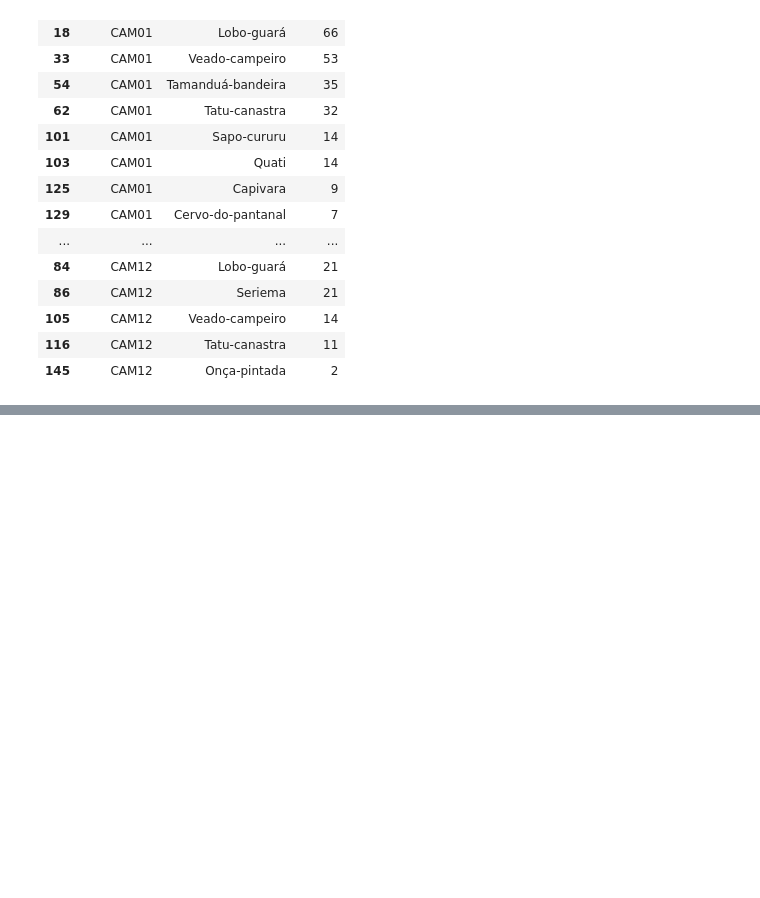
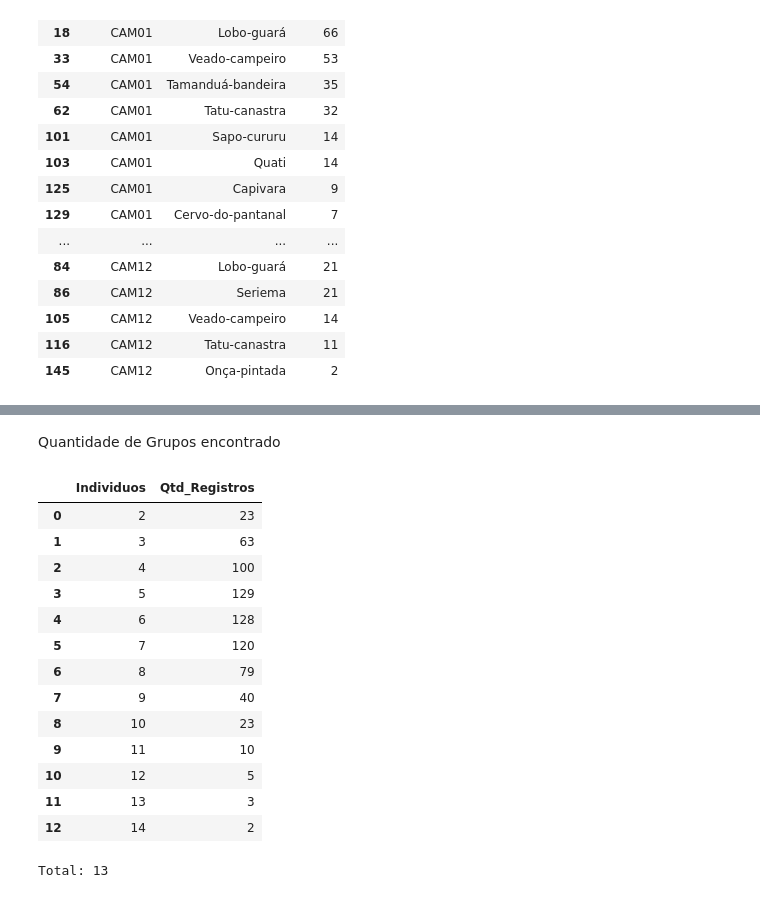
Before and after one commit to dinizjr/Trilha-IA, a Jupyter notebook: DS/Ex01.ipynb, the cells around one changed output, grey strips where cells are left out. Drawn from its saved outputs; the diff is of its cells as text; code cells hidden in the pictures; blank space fills up the shorter version.

```diff
--- a/DS/Ex01.ipynb
+++ b/DS/Ex01.ipynb
@@ -173,0 +230,24 @@ resultado
+# %% [markdown]
+Quantidade de Grupos encontrado
+# %%
+grupos = capi_grp['individuos'].value_counts().sort_index().reset_index()
+grupos.columns = ['Individuos', 'Qtd_Registros']
+display(grupos)
+
+print("Total:", len(grupos))
+# %% [output]
+|  | Individuos | Qtd_Registros |
+| 0 | 2 | 23 |
+| 1 | 3 | 63 |
+| 2 | 4 | 100 |
+| 3 | 5 | 129 |
+| 4 | 6 | 128 |
+| 5 | 7 | 120 |
+| 6 | 8 | 79 |
+| 7 | 9 | 40 |
+| 8 | 10 | 23 |
+| 9 | 11 | 10 |
+| 10 | 12 | 5 |
+| 11 | 13 | 3 |
+| 12 | 14 | 2 |
+Total: 13
```
Also changed, not shown: parts of 5 cells of this notebook.
